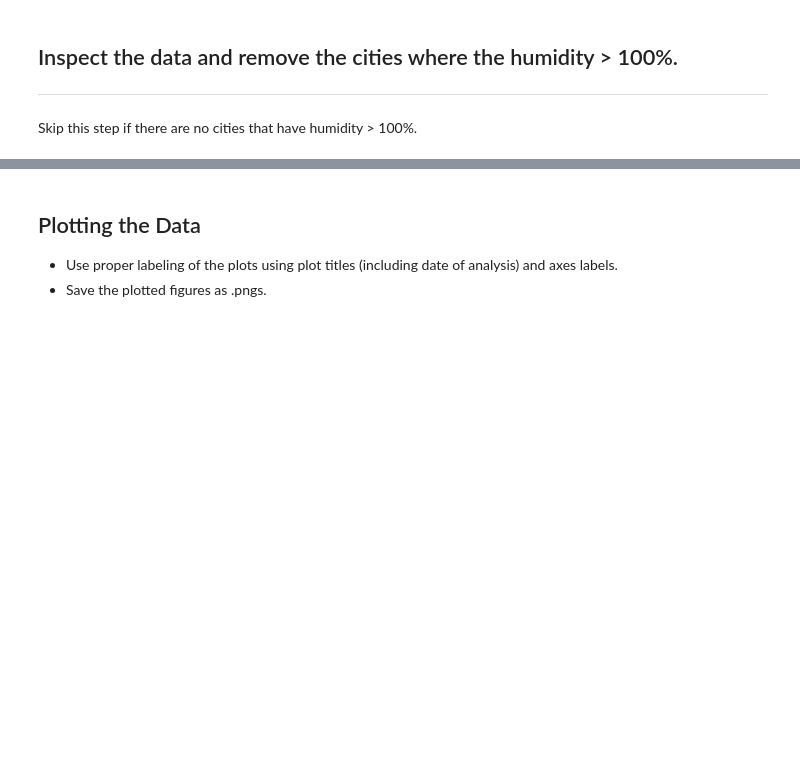
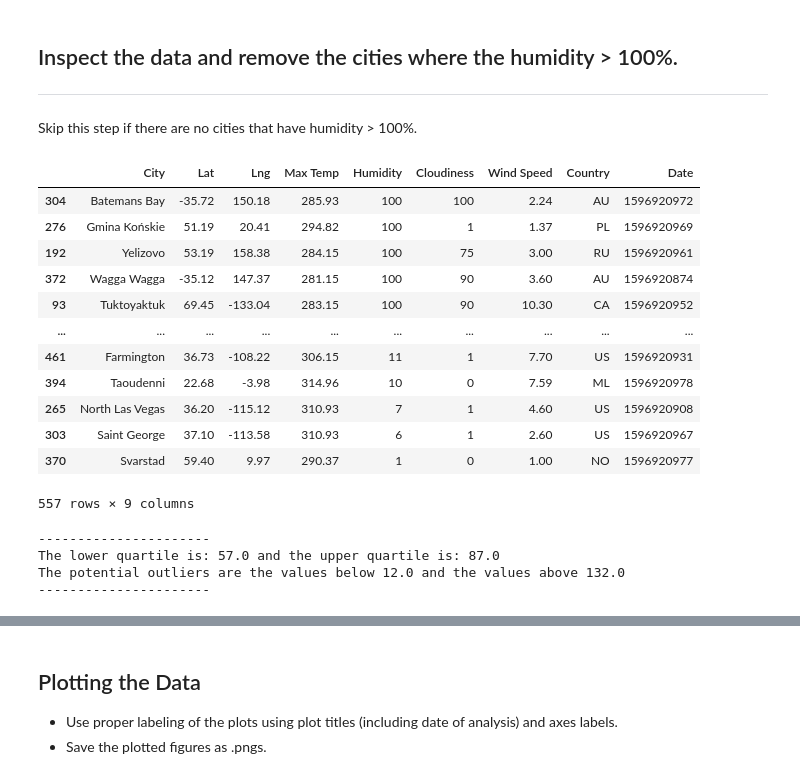
Before and after one commit to Micovs/Python-API-challenge, a Jupyter notebook: WeatherPy/WeatherPy.ipynb, the cells around one changed output, grey strips where cells are left out. Drawn from its saved outputs; the diff is of its cells as text; code cells hidden in the pictures; blank space fills up the shorter version.

Commit message:
Cleaned Data

```diff
--- a/WeatherPy/WeatherPy.ipynb
+++ b/WeatherPy/WeatherPy.ipynb
@@ -165 +166,42 @@ Skip this step if there are no cities that have humidity > 100%.
+# %%
+# Sorting the humidity column, so we can visually check if there are cities that have humidity > 100%.
+data_df = data_df.sort_values("Humidity", ascending = False)
+data_df
+# The current data, doesnt have cities with humidity >100%, so this step schould be skipped,
+# however since we are working with random cities, our cities data will change each time we run the script
+# so the following code is introduced to ensure consistency
+data_df = data_df.loc[data_df["Humidity"]<=100]
+data_df
+# %% [output]
+|  | City | Lat | Lng | Max Temp | Humidity | Cloudiness | Wind Speed | Country | Date |
+| 304 | Batemans Bay | -35.72 | 150.18 | 285.93 | 100 | 100 | 2.24 | AU | 1596920972 |
+| 276 | Gmina Końskie | 51.19 | 20.41 | 294.82 | 100 | 1 | 1.37 | PL | 1596920969 |
+| 192 | Yelizovo | 53.19 | 158.38 | 284.15 | 100 | 75 | 3.00 | RU | 1596920961 |
+| 372 | Wagga Wagga | -35.12 | 147.37 | 281.15 | 100 | 90 | 3.60 | AU | 1596920874 |
+| 93 | Tuktoyaktuk | 69.45 | -133.04 | 283.15 | 100 | 90 | 10.30 | CA | 1596920952 |
+| ... | ... | ... | ... | ... | ... | ... | ... | ... | ... |
+| 461 | Farmington | 36.73 | -108.22 | 306.15 | 11 | 1 | 7.70 | US | 1596920931 |
+| 394 | Taoudenni | 22.68 | -3.98 | 314.96 | 10 | 0 | 7.59 | ML | 1596920978 |
+| 265 | North Las Vegas | 36.20 | -115.12 | 310.93 | 7 | 1 | 4.60 | US | 1596920908 |
+| 303 | Saint George | 37.10 | -113.58 | 310.93 | 6 | 1 | 2.60 | US | 1596920967 |
+| 370 | Svarstad | 59.40 | 9.97 | 290.37 | 1 | 0 | 1.00 | NO | 1596920977 |
+557 rows × 9 columns
+# %%
+# Calculating and printing the potential outliers
+quartilles = data_df["Humidity"].quantile([.25,.5,.75]).round(3)
+lowerq = quartilles[0.25].round(2)
+upperq = quartilles[0.75].round(2)
+iqr = round(quartilles[0.75] - quartilles[0.25],2).round(2)
+lower_bound = round(quartilles[0.25] - (1.5*iqr),2)
+upper_bound = round(quartilles[0.75] + (1.5*iqr),2)
+
+print("----------------------")
+print(f"The lower quartile is: {lowerq} and the upper quartile is: {upperq}")
+print(f"The potential outliers are the values below {lower_bound} and the values above {upper_bound}")
+print("----------------------")
+# %% [output]
+----------------------
+The lower quartile is: 57.0 and the upper quartile is: 87.0
+The potential outliers are the values below 12.0 and the values above 132.0
+----------------------
 # %%
```
Also changed, not shown: parts of 8 cells of this notebook, 2 other files.
